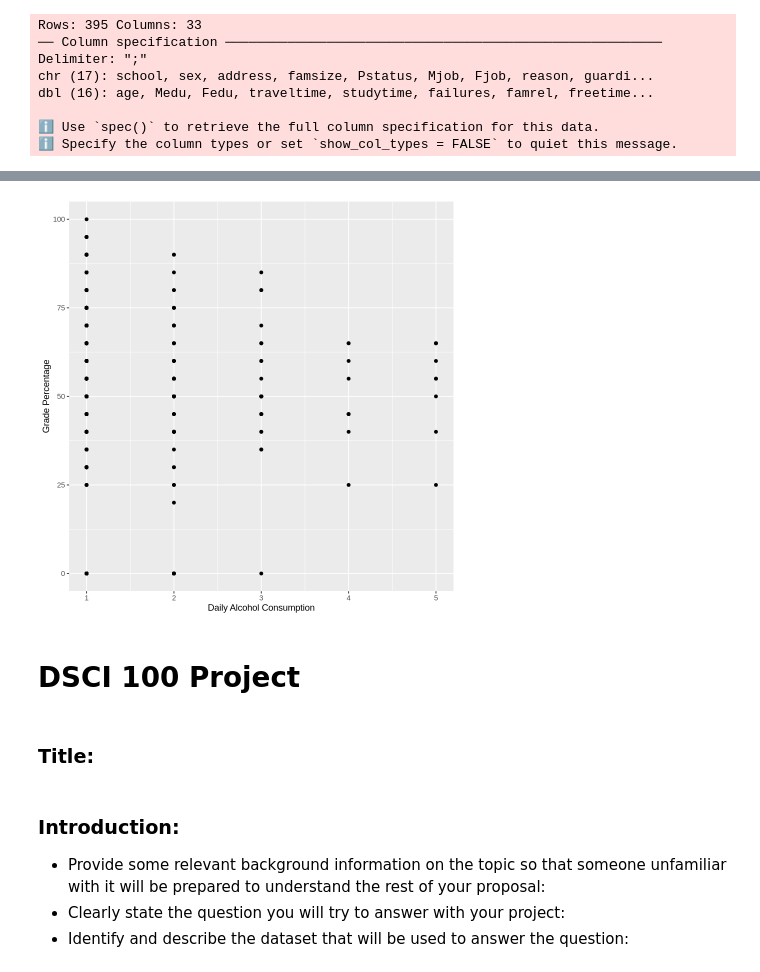
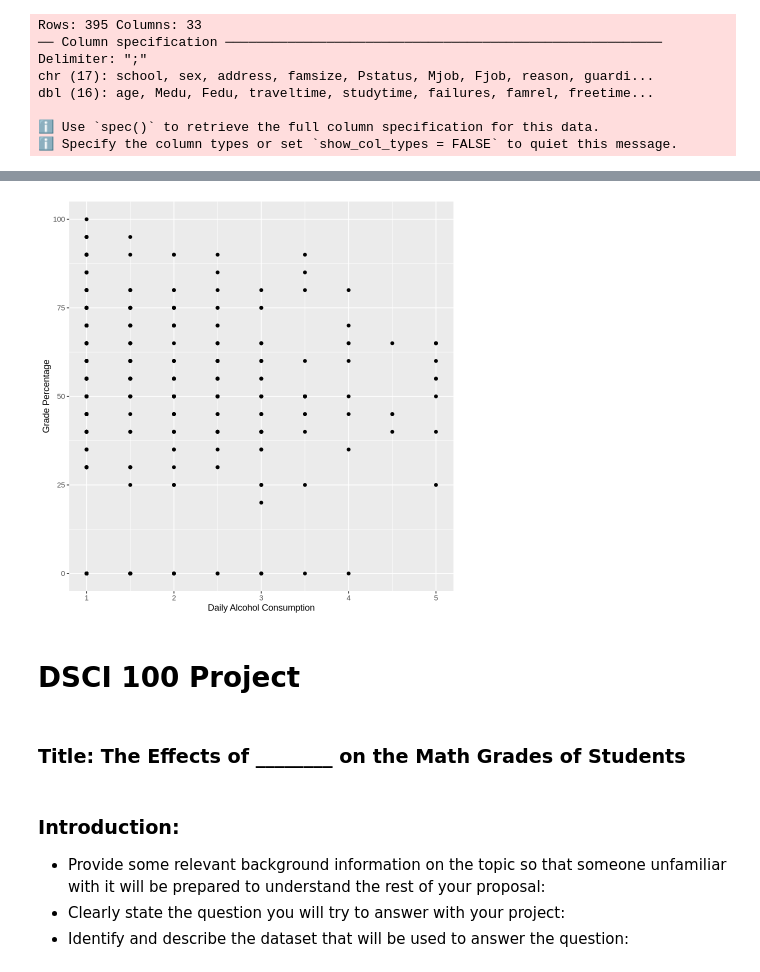
Before and after one commit to chloezandberg/dsci-100-project, a Jupyter notebook: STUDENT.ipynb, the cells around one changed output, grey strips where cells are left out. Saved outputs shown, nothing was run; the diff lists cells and outputs as text; code cells hidden in the pictures.

Commit message:
Added Partial Title, Added to Methods.

```diff
--- a/STUDENT.ipynb
+++ b/STUDENT.ipynb
@@ -11,14 +11,15 @@ dbl (16): age, Medu, Fedu, traveltime, studytime, failures, famrel, freetime...
 ℹ Use `spec()` to retrieve the full column specification for this data.
 ℹ Specify the column types or set `show_col_types = FALSE` to quiet this message.
 # %%
-select_data <-select(student_data, -school, -address, -Mjob, -Pstatus, -higher, -internet, - paid, - famrel, - activities,
+select_data <-select(student_data, -school, -address, -Mjob, -Pstatus, -higher, -internet, - paid, - activities,
             -sex, -nursery, -Fjob, -Medu, -Fedu, -famsize, -G1, -G2, - guardian, -reason, -romantic, - famsup, -schoolsup)
 # %%
-mutated_data<-mutate(select_data, grade_percentage = G3/20*100)
- #just so you can see
+mutated_data<-mutate(select_data, grade_percentage = G3/20*100, alc = (Walc + Dalc)/2)
+ #Makes G3 into a percentage, and takes weekly and daily alcohol consumption average and creates one
+# column of overall alcohol consumption
 
-data<-select(mutated_data, -G3)
+data<-select(mutated_data, -G3, -Dalc, -Walc)
 data
-#Dont have to do this last step but it removes the now unnecessary G3
+#Dont have to do this last step but it removes the now unnecessary G3 and alc columns
 # %% [output]
 A tibble: 395 × 11
@@ -43,16 +44,16 @@ A tibble: 395 × 11
 # %%
-#Sample_Plot of One Variable
-student_plot<-ggplot(data, aes(x= Dalc, y = grade_percentage))+
+#Sample_Plot of One Variable. Dalc = Daily alc consumption
+student_plot<-ggplot(data, aes(x= alc, y = grade_percentage))+
 geom_point()+
 xlab("Daily Alcohol Consumption")+
 ylab("Grade Percentage")
 student_plot
 # %% [output]
-[figure, old version]
+[figure, new version]
 # %% [markdown]
 # DSCI 100 Project
 # %% [markdown]
-### Title:
+### Title: The Effects of ________ on the Math Grades of Students
 # %% [markdown]
 ### Introduction:
 
```
Also changed, not shown: parts of 2 cells of this notebook.
